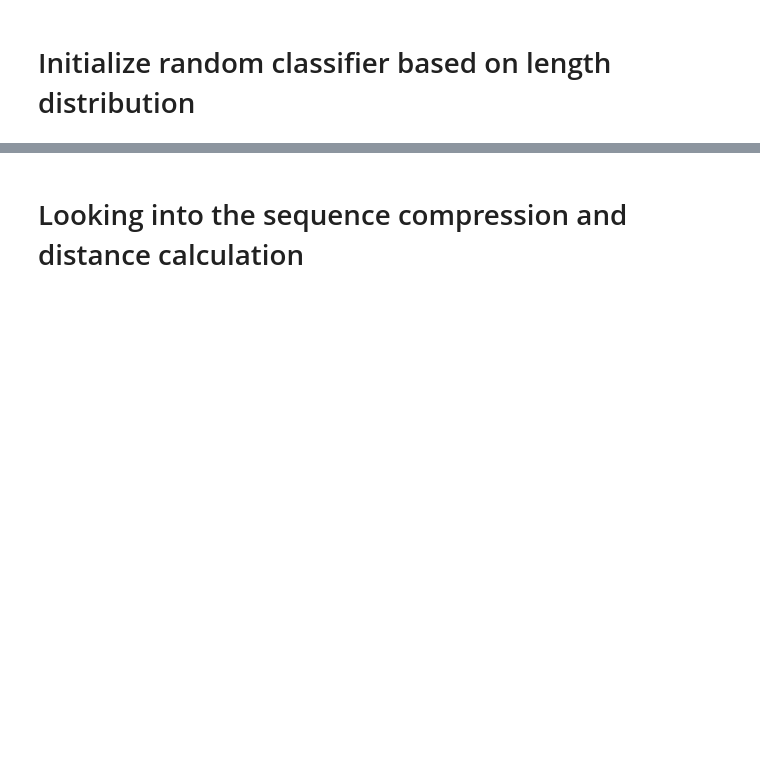
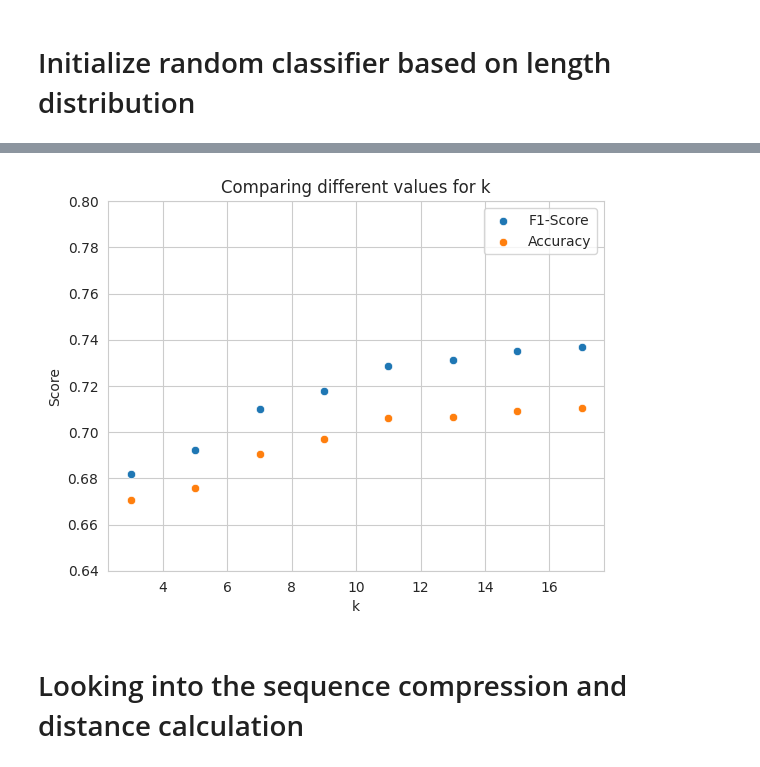
Before and after one commit to github4touchdouble/nnet-enzyme, a Jupyter notebook: gzip_knn/gzip_knn.ipynb, the cells around one changed output, grey strips where cells are left out. Saved outputs shown, nothing was run; the diff lists cells and outputs as text; code cells hidden in the pictures; blank space fills up the shorter version.

```diff
--- a/gzip_knn/gzip_knn.ipynb
+++ b/gzip_knn/gzip_knn.ipynb
@@ -365,3 +321,27 @@ plt.show()
+# %%
+# Plot F1 and acc
+ks = [3,5,7,9,11,13,15,17]
+accuracies = []
+f1_scores = []
+for res in results:
+    accuracies.append(res[3])
+    f1_scores.append(res[4])
+
+ax = plt.gca()
+# Create bar plots for F1-Score and Accuracy
+sns.scatterplot(x=ks, y=f1_scores, label='F1-Score')
+sns.scatterplot(x=ks, y=accuracies, label='Accuracy')
+
+# Set plot title and labels
+custom_ticks_y = np.arange(0.64, 0.8, 0.02)
+ax.set_title("Comparing different values for k")
+ax.set_xlabel("k")
+ax.set_ylabel("Score")
+plt.yticks(custom_ticks_y)
+# Show the plot
+plt.show()
+# %% [output]
+[figure, added]
 # %% [markdown]
 # Looking into the sequence compression and distance calculation
 # %%
```
Also changed, not shown: parts of 9 cells of this notebook.
